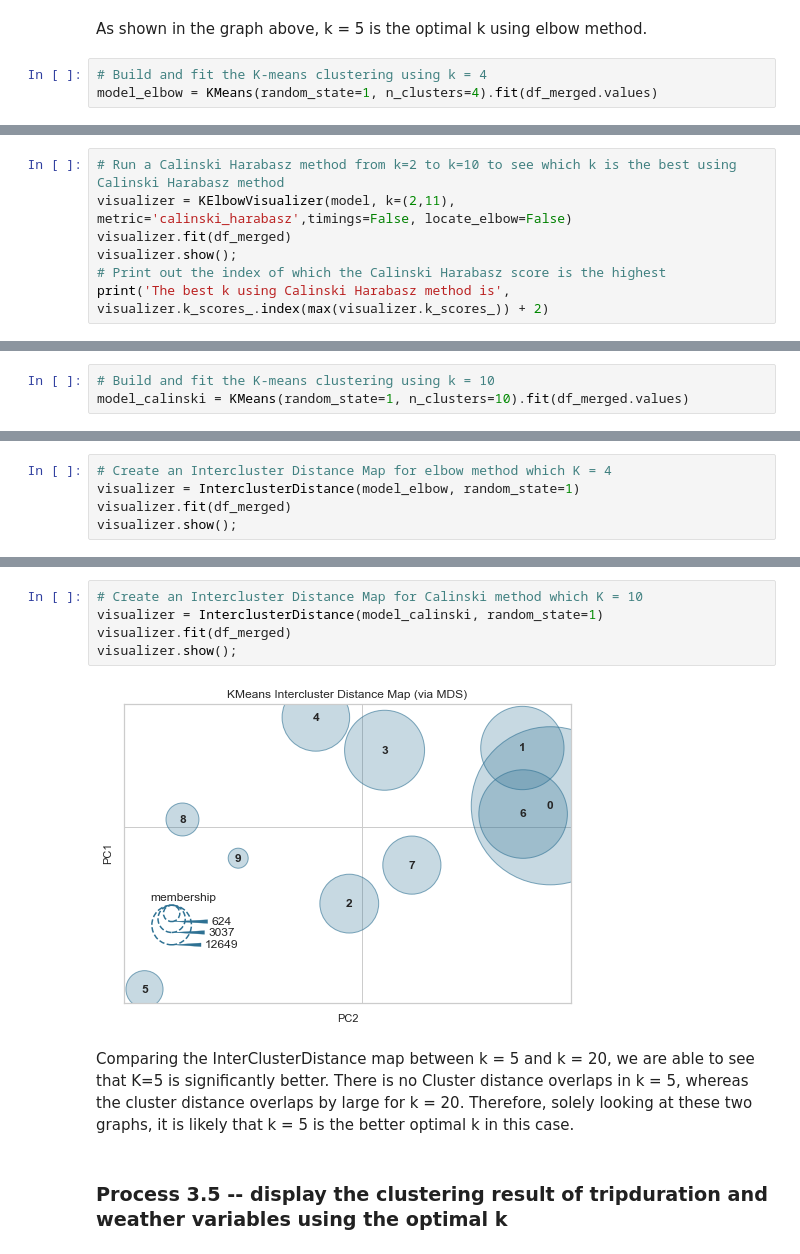
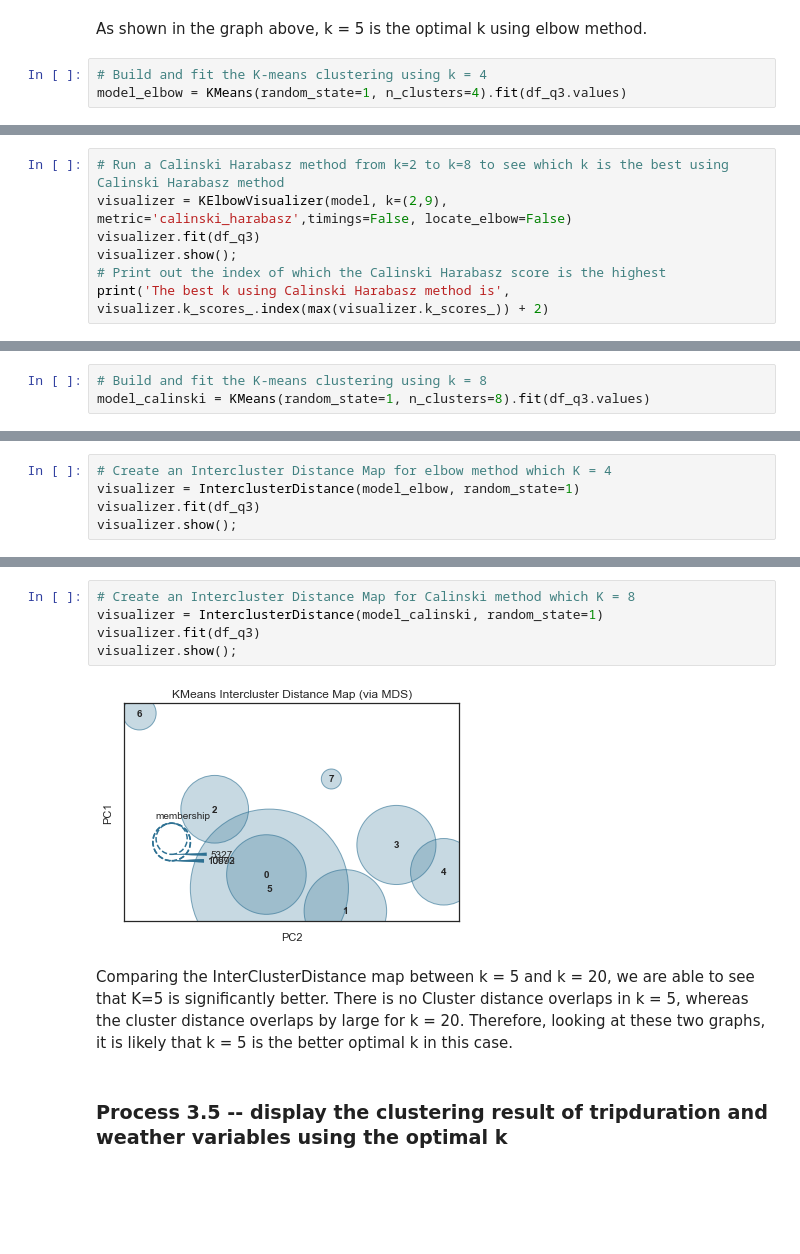
Before and after one commit to Nellyan4/data_mining_project, a Jupyter notebook: project_Q3.ipynb, the cells around one changed output, grey strips where cells are left out. Cells and saved outputs as stored; diff of their text form; blank space fills up the shorter version.

```diff
--- a/project_Q3.ipynb
+++ b/project_Q3.ipynb
@@ -201,7 +197,7 @@ visualizer.show();
 As shown in the graph above, k = 5 is the optimal k using elbow method.
 # %%
 # Build and fit the K-means clustering using k = 4
-model_elbow = KMeans(random_state=1, n_clusters=4).fit(df_merged.values)
+model_elbow = KMeans(random_state=1, n_clusters=4).fit(df_q3.values)
 # %%
 # Create scatterplot of the clustering using varibales TAVG and Triptime to see if that gives insights
 colors = np.array(["orange", "red","pink","cyan","purple"])
@@ -212,7 +208,7 @@ plt.show()
 # %%
-# Run a Calinski Harabasz method from k=2 to k=10 to see which k is the best using Calinski Harabasz method
-visualizer = KElbowVisualizer(model, k=(2,11), metric='calinski_harabasz',timings=False, locate_elbow=False)
-visualizer.fit(df_merged)
+# Run a Calinski Harabasz method from k=2 to k=8 to see which k is the best using Calinski Harabasz method
+visualizer = KElbowVisualizer(model, k=(2,9), metric='calinski_harabasz',timings=False, locate_elbow=False)
+visualizer.fit(df_q3)
 visualizer.show();
 # Print out the index of which the Calinski Harabasz score is the highest
 print('The best k using Calinski Harabasz method is', visualizer.k_scores_.index(max(visualizer.k_scores_)) + 2)
@@ -222,6 +218,6 @@ The best k using Calinski Harabasz method is 10
 # %%
-# Build and fit the K-means clustering using k = 10
-model_calinski = KMeans(random_state=1, n_clusters=10).fit(df_merged.values)
+# Build and fit the K-means clustering using k = 8
+model_calinski = KMeans(random_state=1, n_clusters=8).fit(df_q3.values)
 # %%
 # Create scatterplot of the clustering using varibales TAVG and Triptime to see if that gives insights
 colors = np.array(["red","green","blue","pink","orange","magenta","purple","cyan", "yellow", "grey", "black", "brown", "wheat", "teal", "lime", "olive", "indigo", "gold", "salmon", "seagreen"])
@@ -234,6 +247,6 @@ After finding the best k using elbow and Calinski method, now we need to compare
 # %%
 # Create an Intercluster Distance Map for elbow method which K = 4
 visualizer = InterclusterDistance(model_elbow, random_state=1)
-visualizer.fit(df_merged)
+visualizer.fit(df_q3)
 visualizer.show();
 # %% [output]
@@ -241,12 +254,12 @@ visualizer.show();
 # %%
-# Create an Intercluster Distance Map for Calinski method which K = 10
+# Create an Intercluster Distance Map for Calinski method which K = 8
 visualizer = InterclusterDistance(model_calinski, random_state=1)
-visualizer.fit(df_merged)
+visualizer.fit(df_q3)
 visualizer.show();
 # %% [output]
-[figure, old version]
+[figure, new version]
 # %% [markdown]
-Comparing the InterClusterDistance map between k = 5 and k = 20, we are able to see that K=5 is significantly better. There is no Cluster distance overlaps in k = 5, whereas the cluster distance overlaps by large for k = 20. Therefore, solely looking at these two graphs, it is likely that k = 5 is the better optimal k in this case.
+Comparing the InterClusterDistance map between k = 5 and k = 20, we are able to see that K=5 is significantly better. There is no Cluster distance overlaps in k = 5, whereas the cluster distance overlaps by large for k = 20. Therefore, looking at these two graphs, it is likely that k = 5 is the better optimal k in this case.
 # %% [markdown]
 ### Process 3.5 -- display the clustering result of tripduration and weather variables using the optimal k
 # %%
```
Also changed, not shown: parts of 21 cells of this notebook, 3 other files.
